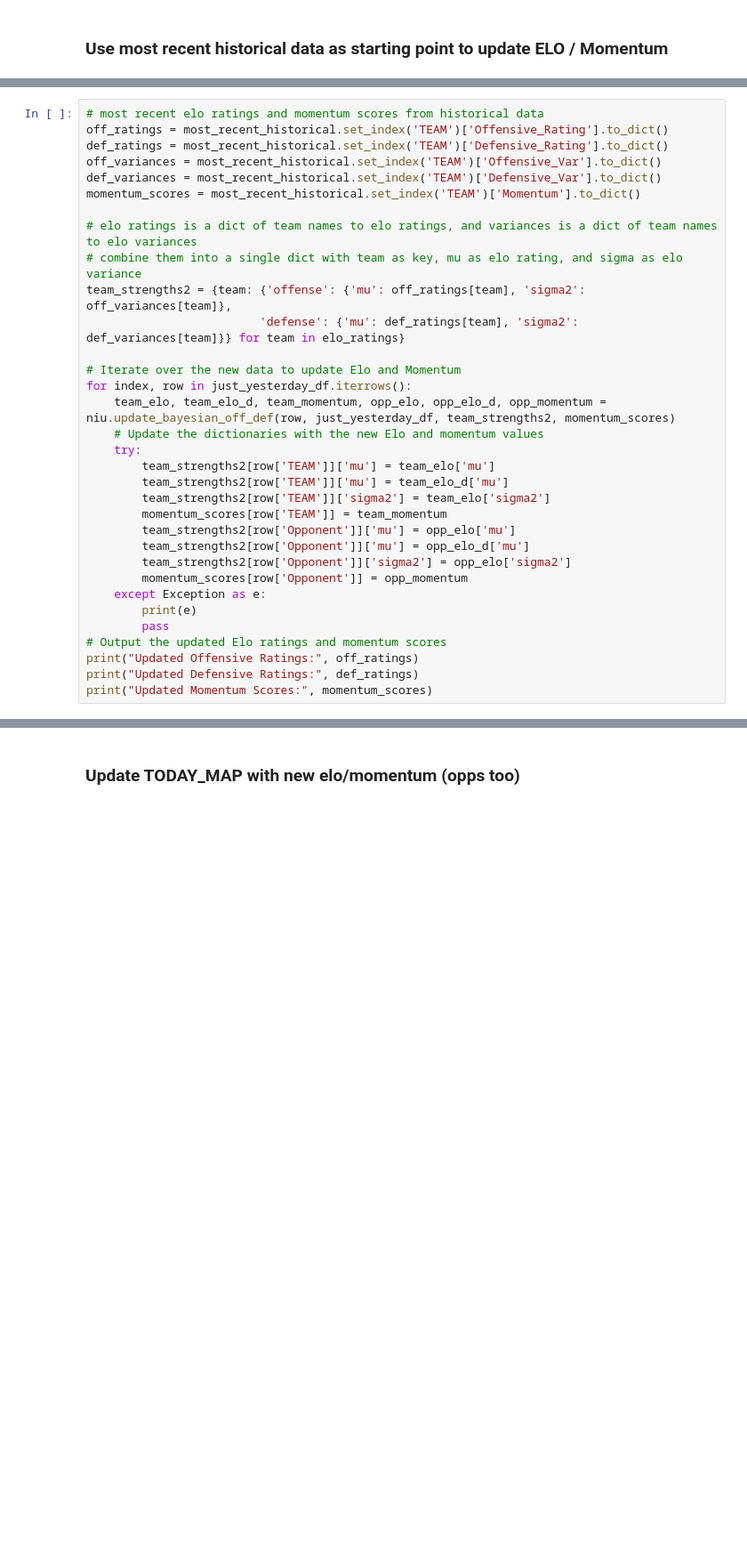
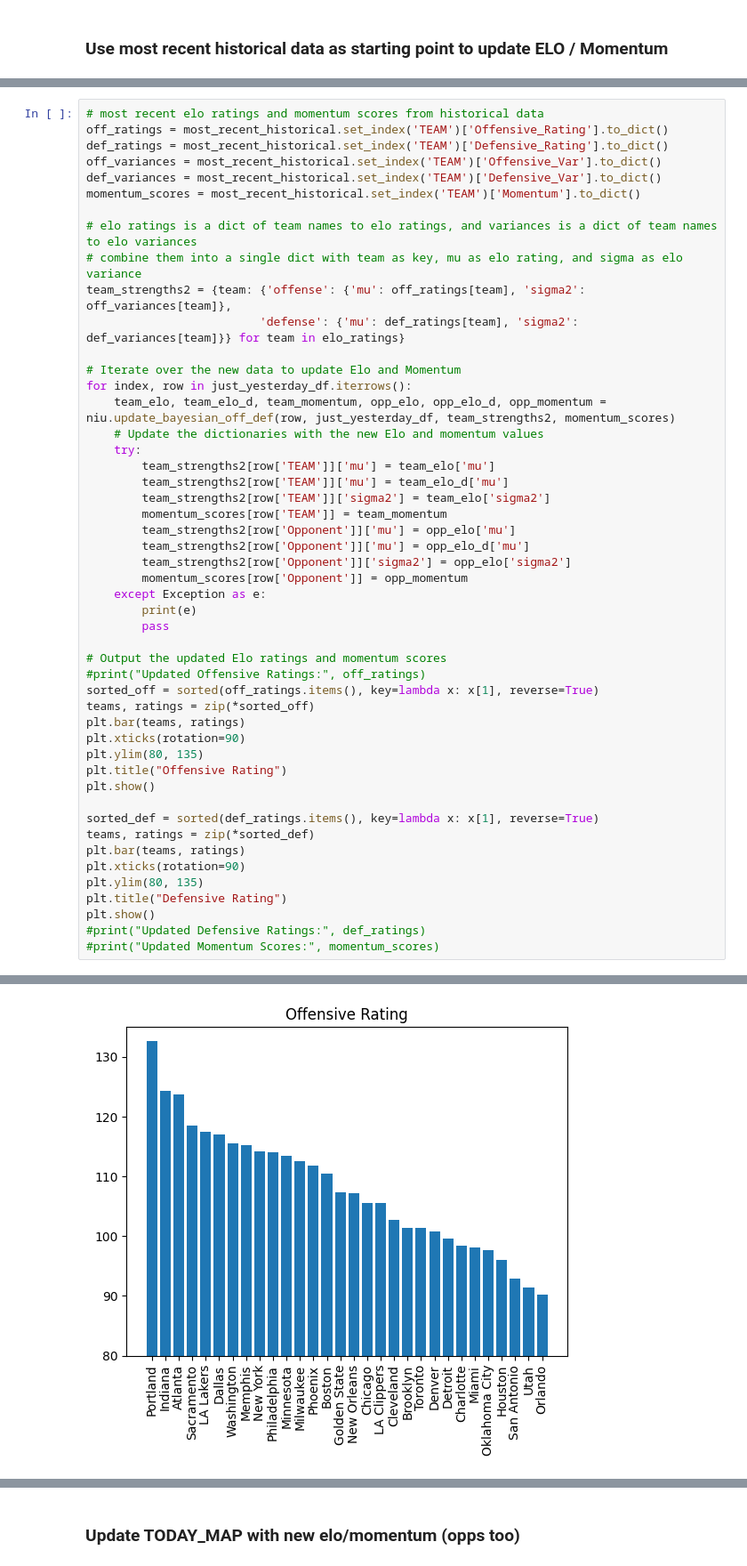
Before and after one commit to Croftc/nba_analytics, a Jupyter notebook: notebooks/nba_infer.ipynb, the cells around one changed output, grey strips where cells are left out. Shown at 89% size. Cells and saved outputs as stored; diff of their text form; blank space fills up the shorter version.

```diff
--- a/notebooks/nba_infer.ipynb
+++ b/notebooks/nba_infer.ipynb
@@ -279,8 +287,24 @@ for index, row in just_yesterday_df.iterrows():
     except Exception as e:
         print(e)
         pass
+
 # Output the updated Elo ratings and momentum scores
-print("Updated Offensive Ratings:", off_ratings)
-print("Updated Defensive Ratings:", def_ratings)
-print("Updated Momentum Scores:", momentum_scores)
+#print("Updated Offensive Ratings:", off_ratings)
+sorted_off = sorted(off_ratings.items(), key=lambda x: x[1], reverse=True)
+teams, ratings = zip(*sorted_off)
+plt.bar(teams, ratings)
+plt.xticks(rotation=90)
+plt.ylim(80, 135)
+plt.title("Offensive Rating")
+plt.show()
+
+sorted_def = sorted(def_ratings.items(), key=lambda x: x[1], reverse=True)
+teams, ratings = zip(*sorted_def)
+plt.bar(teams, ratings)
+plt.xticks(rotation=90)
+plt.ylim(80, 135)
+plt.title("Defensive Rating")
+plt.show()
+#print("Updated Defensive Ratings:", def_ratings)
+#print("Updated Momentum Scores:", momentum_scores)
 # %% [output]
@@ -289,0 +311 @@ Updated Momentum Scores: {'Atlanta': 55.87423764655179, 'Brooklyn': 66.079794099
+[figure, added]
```
Also changed, not shown: parts of 19 cells of this notebook, 17 other files.
